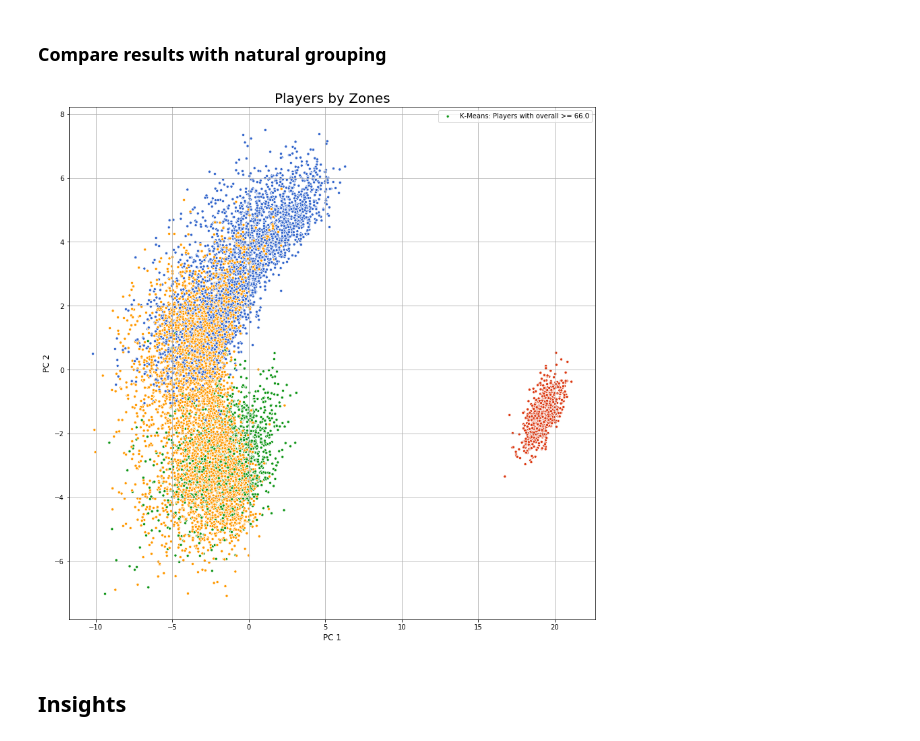
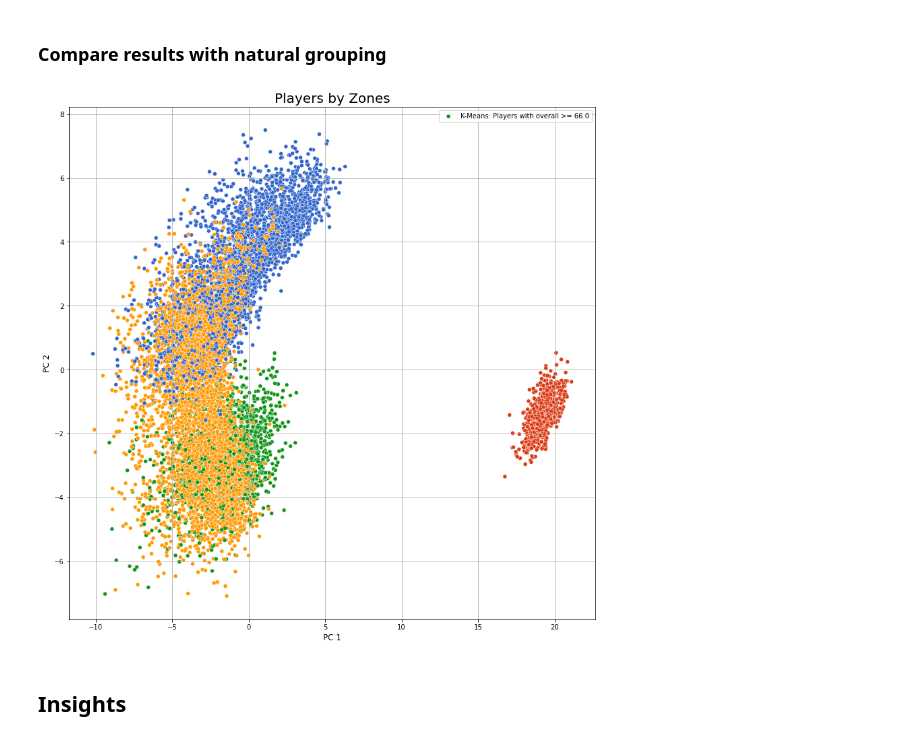
Before and after one commit to ansegura7/DataScience_FIFA19Data, a Jupyter notebook: code/ClusteringData.ipynb, the cells around one changed output. Cells and saved outputs as stored; diff of their text form; code cells hidden in the pictures.

```diff
--- a/code/ClusteringData.ipynb
+++ b/code/ClusteringData.ipynb
@@ -203,18 +203,18 @@ posPalette["Attack"] = "#109618"
 # %%
 # Create scatter plot with players label
 fig, ax2 = plt.subplots(figsize = (14, 14))
 
 # Create 2D scatter plot
-plot = sns.scatterplot(ax = ax2, data = pcaDF, x = "PC1", y = "PC2", hue = "Zone", size = 5, palette = posPalette)
+plot = sns.scatterplot(ax = ax2, data = pcaDF, x = "PC1", y = "PC2", hue = "Zone", palette = posPalette)
 
 # Plot setup
 ax2.set_xlabel("PC 1", fontsize = 12)
 ax2.set_ylabel("PC 2", fontsize = 12)
 ax2.set_title("Players by Zones", fontsize = 20)
 ax2.legend(["K-Means: Players with overall >= " + str(threshold)])
 ax2.grid()
 # %% [output]
-[figure, old version]
+[figure, new version]
 # %% [markdown]
 ## Insights
 # %% [markdown]
```
Also changed, not shown: parts of 2 cells of this notebook, 9 other files.
